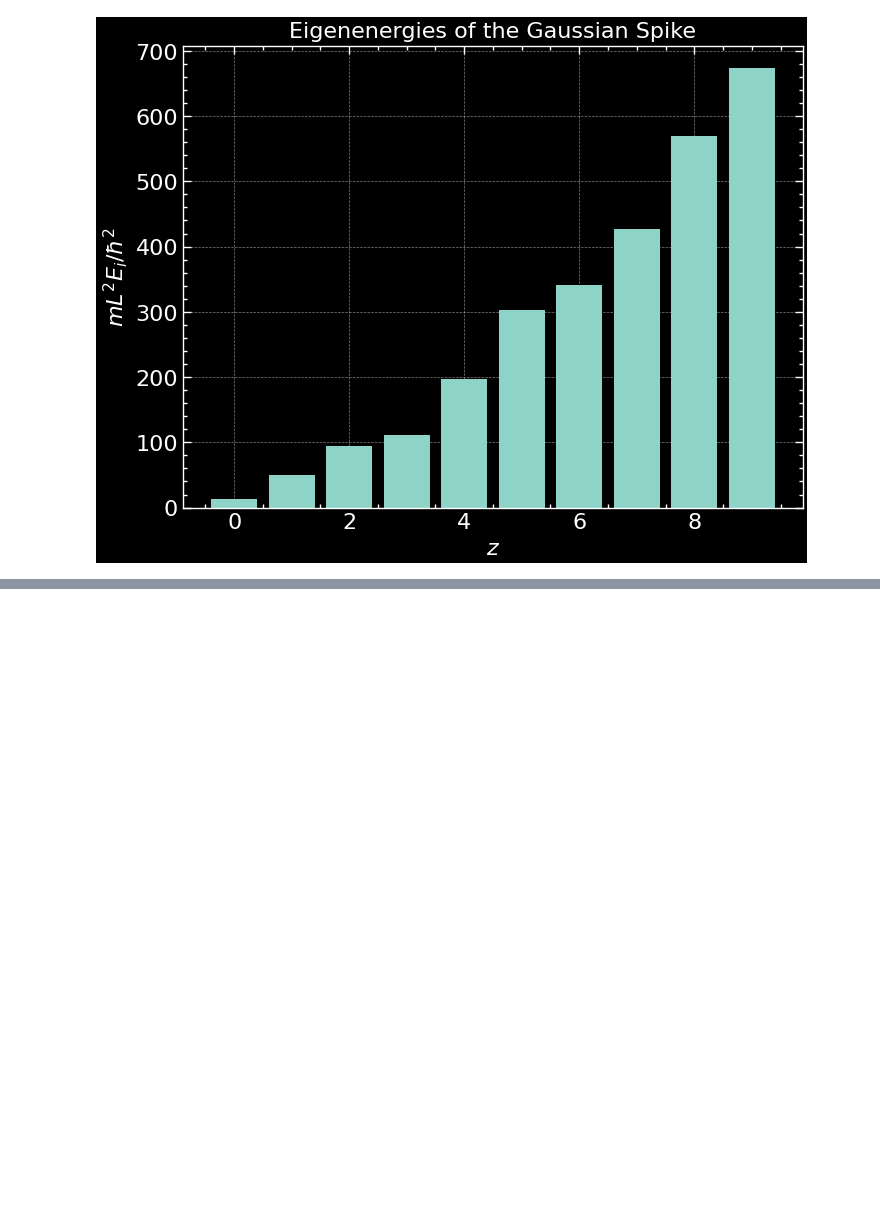
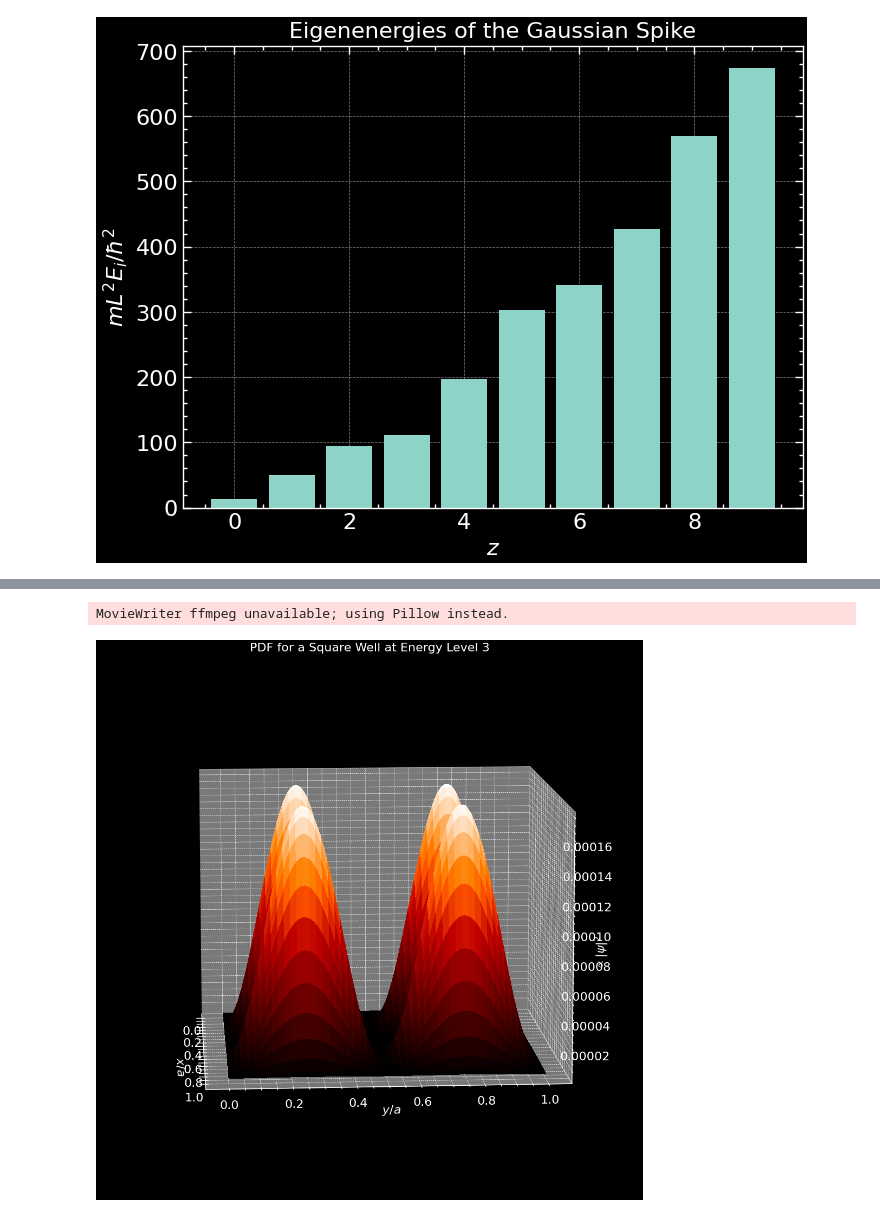
Before and after one commit to Siddhantshimpi/Siddhantshimpi, a Jupyter notebook: Physics/eigenenergies.ipynb, the cells around one changed output, grey strips where cells are left out. Saved outputs shown, nothing was run; the diff lists cells and outputs as text; code cells hidden in the pictures; blank space fills up the shorter version.

```diff
--- a/Physics/eigenenergies.ipynb
+++ b/Physics/eigenenergies.ipynb
@@ -383,0 +272,26 @@ ax.set_zlabel('z')
+# %%
+my_cmap = plt.get_cmap('gist_heat')
+
+def init():
+    ax.plot_surface(X, Y, e(energy_level) ** 2, cmap = my_cmap, linewidth = 0, antialiased = False)
+
+    ax.set_title('PDF for a Square Well at Energy Level {}'.format(energy_level))
+
+    ax.set_xlabel(r'$x/a$')
+    ax.set_ylabel(r'$y/a$')
+    ax.set_zlabel('$\propto|\psi|^2$')
+
+    return fig,
+
+def animate(i):
+    ax.view_init(elev = 10, azim = 4 * i)
+    return fig,
+
+fig = plt.figure(figsize = (10, 10))
+ax = Axes3D(fig)
+
+ani = animation.FuncAnimation(fig, animate, init_func = init, frames = 90, interval = 50)
+ani.save('../Outputs/pdf_square-well.gif')
+# %% [output]
+MovieWriter ffmpeg unavailable; using Pillow instead.
+[figure, added]
```
Also changed, not shown: parts of 27 cells of this notebook, 3 other files.
